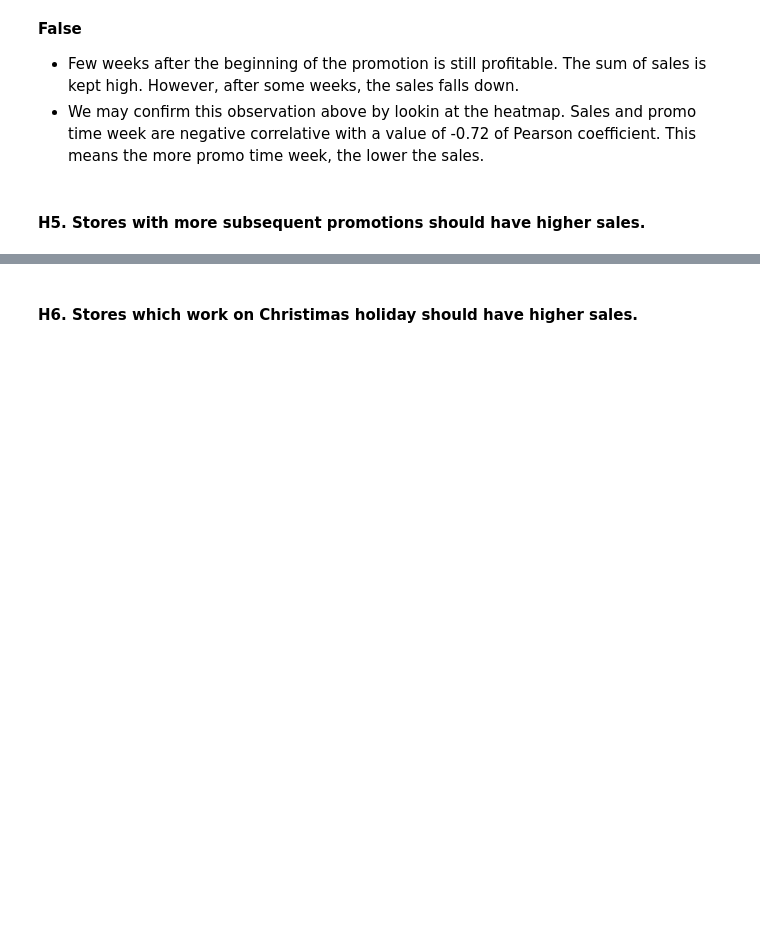
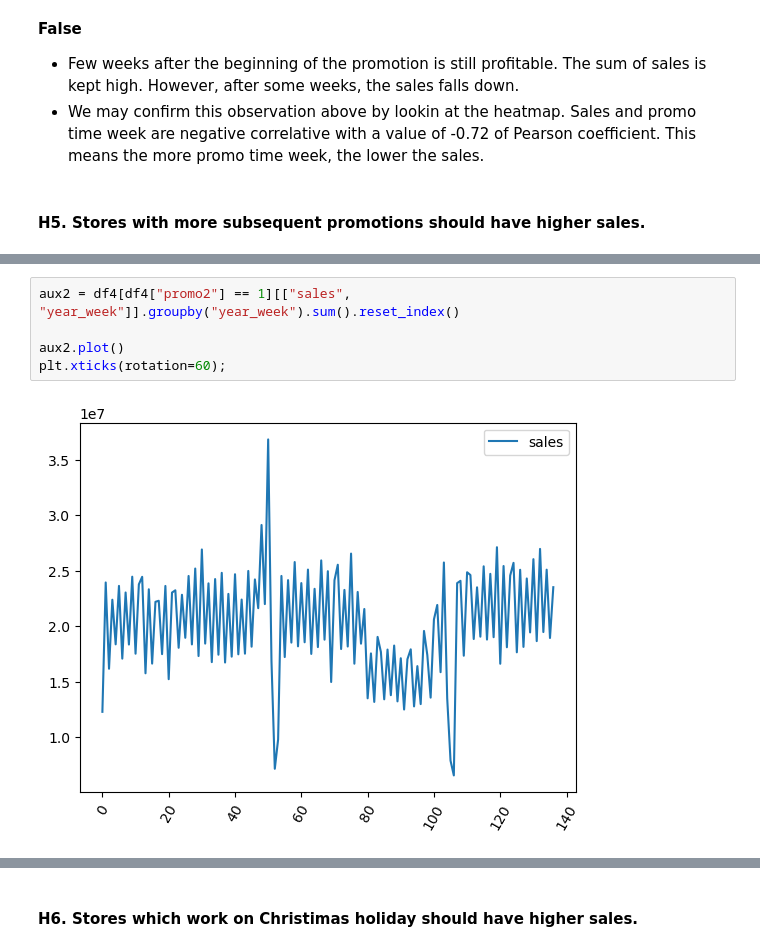
Before and after one commit to lucasquemelli/Rossman_Store_Sales, a Jupyter notebook: rossmann_store_sales.ipynb, the cells around one changed output, grey strips where cells are left out. Saved outputs shown, nothing was run; the diff lists cells and outputs as text; blank space fills up the shorter version.

```diff
--- a/rossmann_store_sales.ipynb
+++ b/rossmann_store_sales.ipynb
@@ -1158,0 +1159,7 @@ sns.heatmap(aux1.corr(method="pearson"), mask = mask, annot=True);
+# %%
+aux2 = df4[df4["promo2"] == 1][["sales", "year_week"]].groupby("year_week").sum().reset_index()
+
+aux2.plot()
+plt.xticks(rotation=60);
+# %% [output]
+[figure, added]
```
Also changed, not shown: parts of 7 cells of this notebook.
